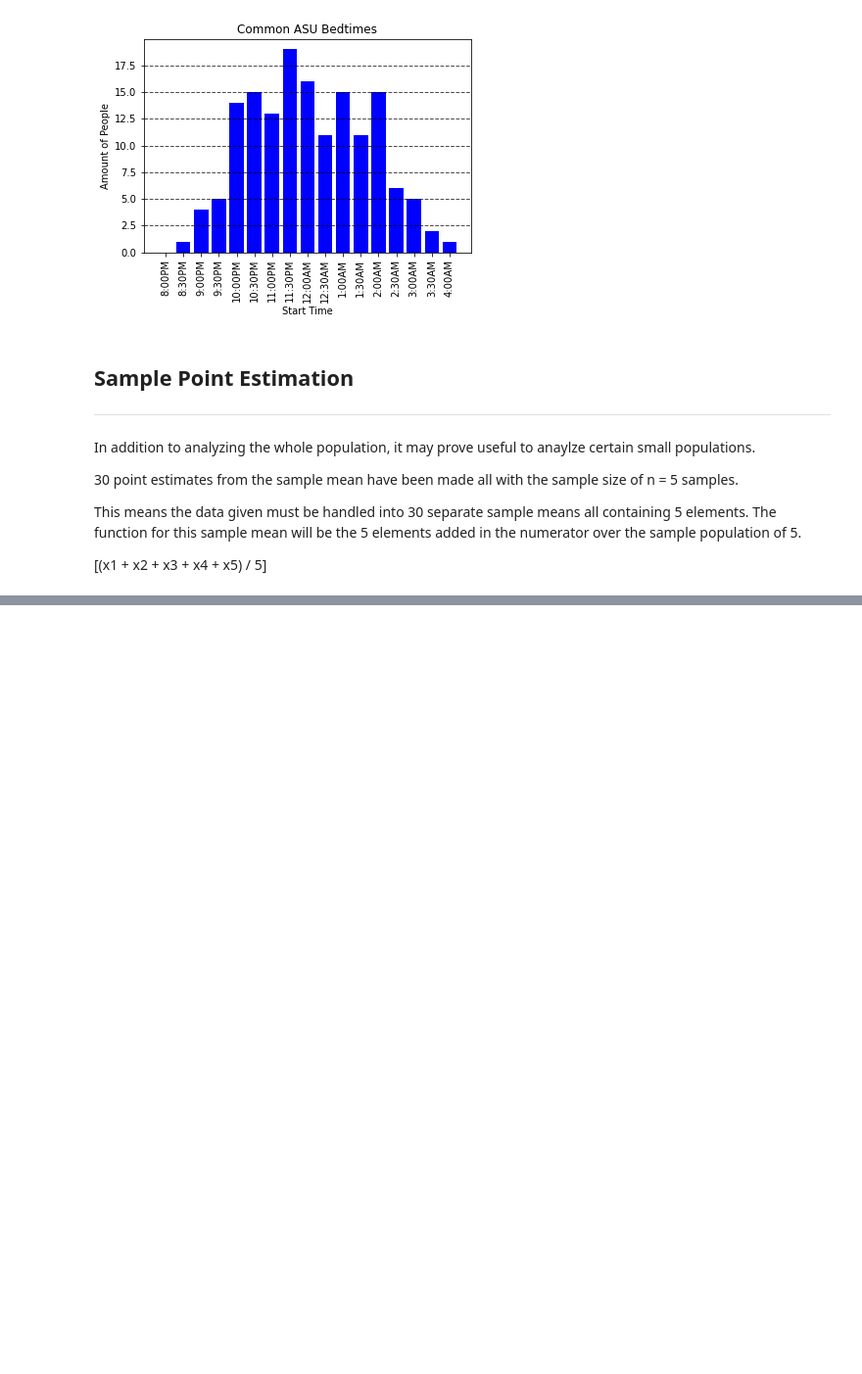
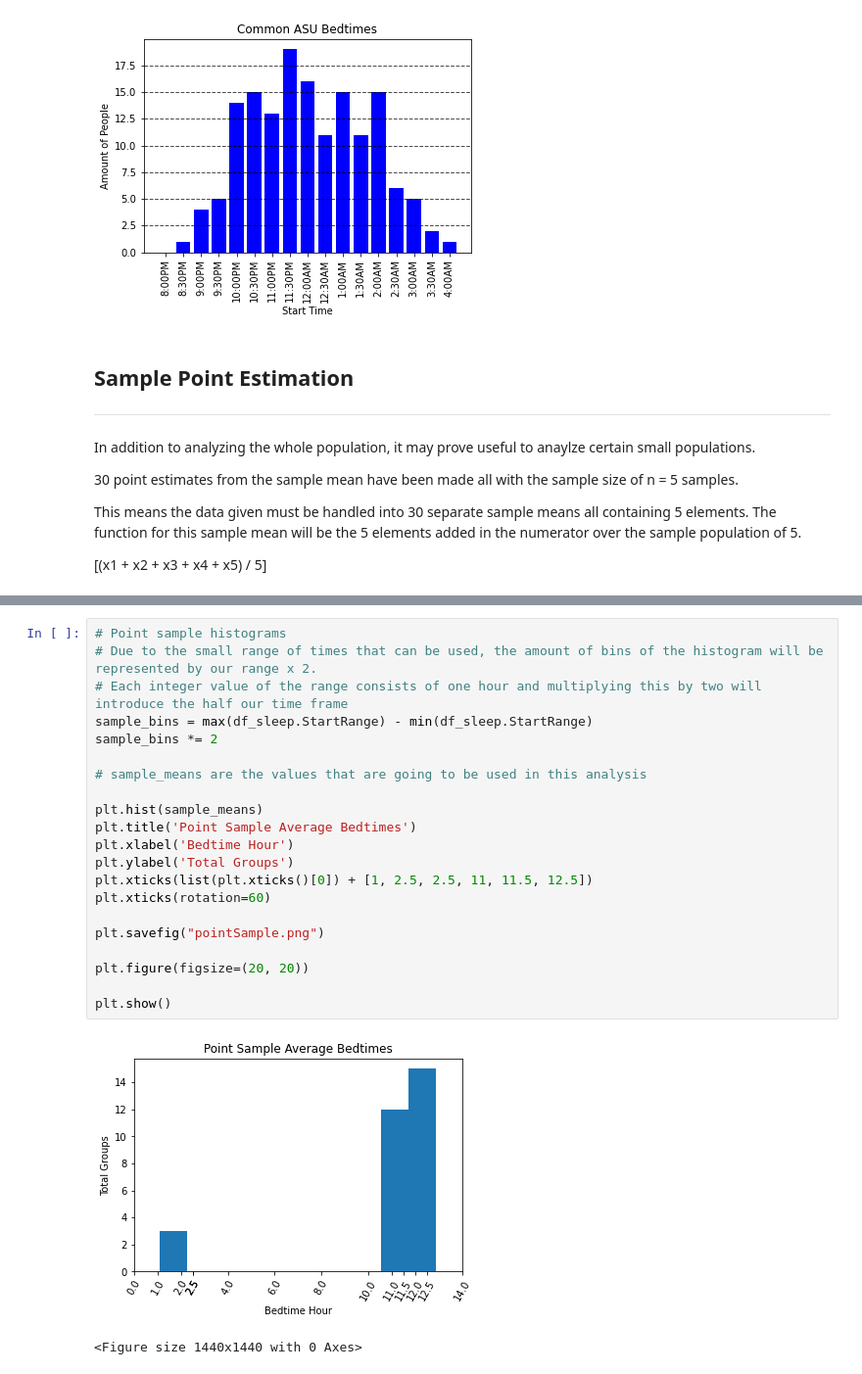
Before and after one commit to Markay12/SleepDataAnalysis, a Jupyter notebook: dataVisualization.ipynb, the cells around one changed output, grey strips where cells are left out. Shown: that part at 98% size. Cells and saved outputs as stored; diff of their text form; blank space fills up the shorter version.

Commit message:
updated with samples

```diff
--- a/dataVisualization.ipynb
+++ b/dataVisualization.ipynb
@@ -178,0 +240,24 @@ The sample means are as follows:
+# %%
+# Point sample histograms
+# Due to the small range of times that can be used, the amount of bins of the histogram will be represented by our range x 2.
+# Each integer value of the range consists of one hour and multiplying this by two will introduce the half our time frame
+sample_bins = max(df_sleep.StartRange) - min(df_sleep.StartRange)
+sample_bins *= 2
+
+# sample_means are the values that are going to be used in this analysis
+
+plt.hist(sample_means)
+plt.title('Point Sample Average Bedtimes')
+plt.xlabel('Bedtime Hour')
+plt.ylabel('Total Groups')
+plt.xticks(list(plt.xticks()[0]) + [1, 2.5, 2.5, 11, 11.5, 12.5])
+plt.xticks(rotation=60)
+
+plt.savefig("pointSample.png")
+
+plt.figure(figsize=(20, 20))
+
+plt.show()
+# %% [output]
+[figure, added]
+<Figure size 1440x1440 with 0 Axes>
```
Also changed, not shown: parts of 2 cells of this notebook, 1 other file.
